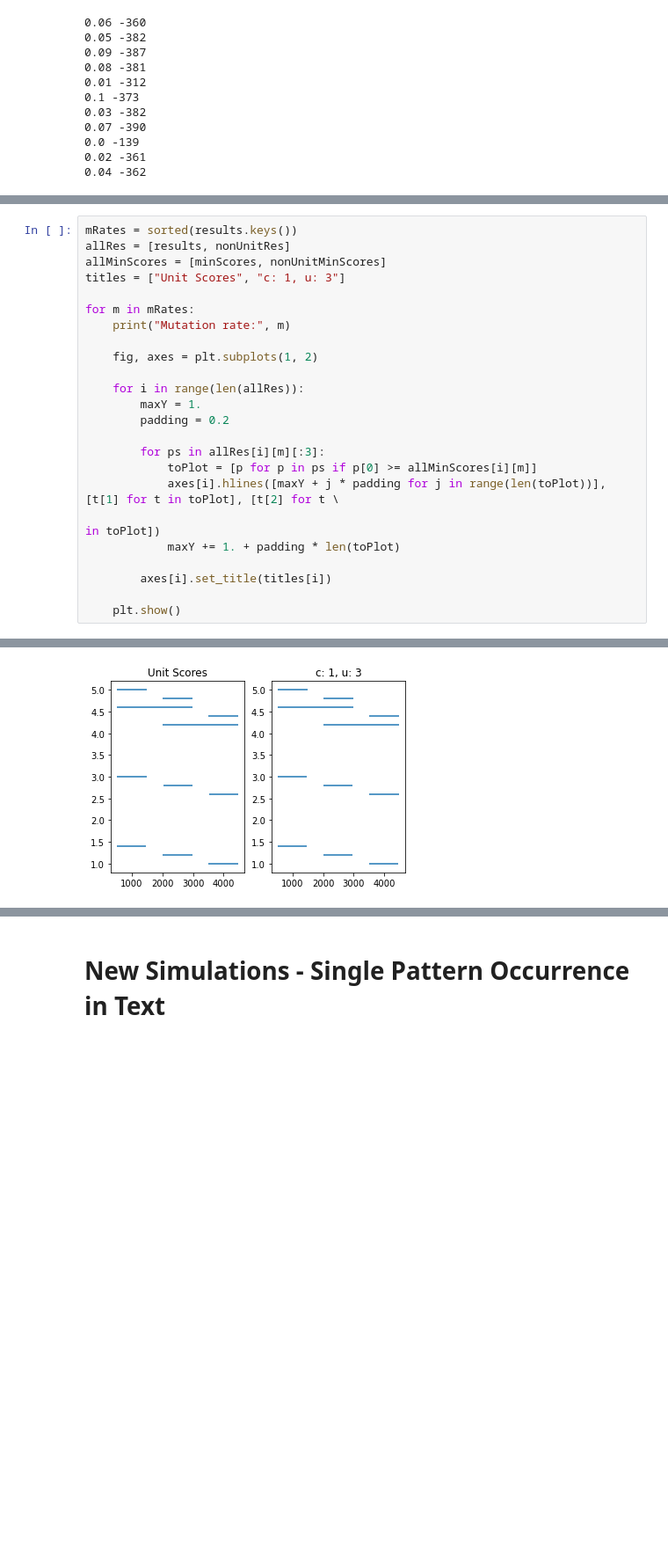
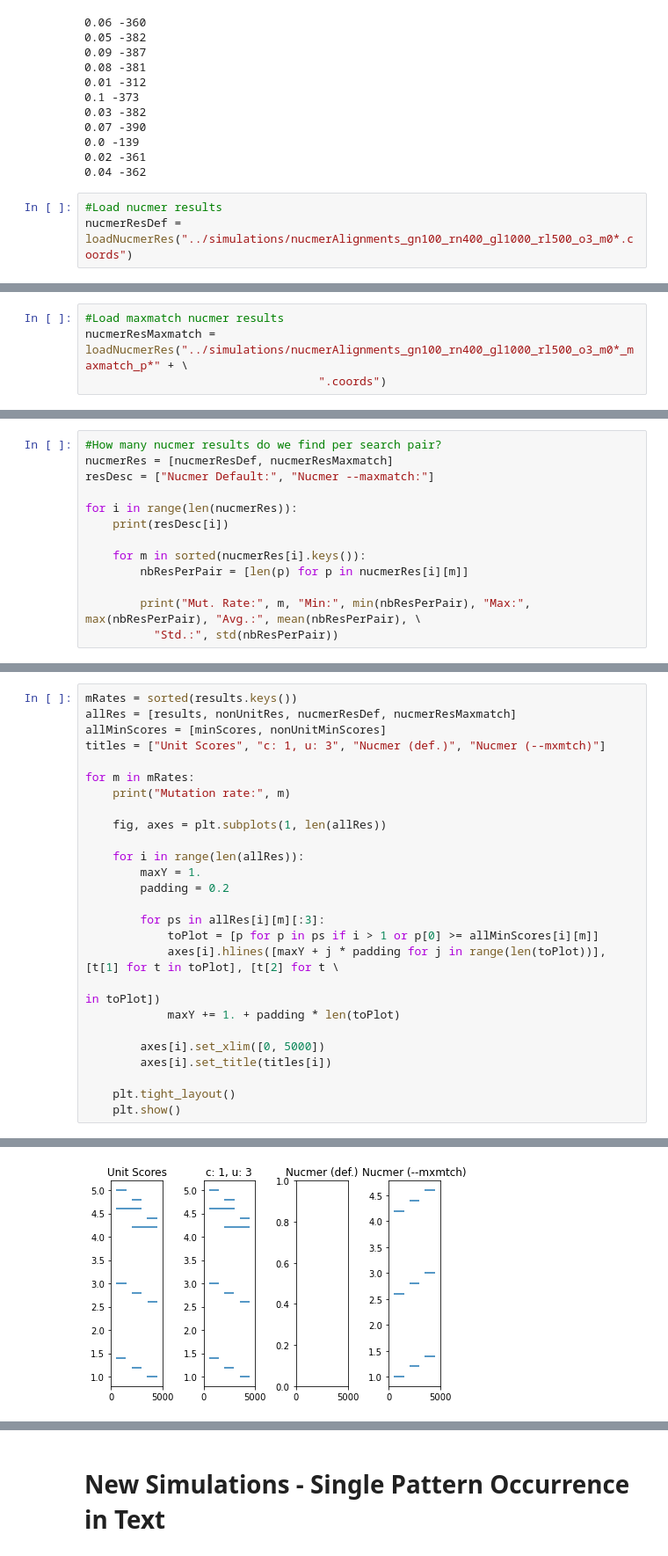
Before and after one commit to medvedevgroup/eskemap, a Jupyter notebook: SimilarityMeasures.ipynb, the cells around one changed output, grey strips where cells are left out. Shown: that part at 88% size. Drawn from its saved outputs; the diff is of its cells as text; blank space fills up the shorter version.

Commit message:
Finished incorporation of nucmer into workflow and added evaluation of nucmer results to notebook

```diff
--- a/SimilarityMeasures.ipynb
+++ b/SimilarityMeasures.ipynb
@@ -411,3 +411,6 @@ for m in nonUnitRes.keys():
 0.0 -139
 0.02 -361
 0.04 -362
+# %%
+#Load nucmer results
+nucmerResDef = loadNucmerRes("../simulations/nucmerAlignments_gn100_rn400_gl1000_rl500_o3_m0*.coords")
@@ -413,0 +435,4 @@ for m in nonUnitRes.keys():
+# %%
+#Load maxmatch nucmer results
+nucmerResMaxmatch = loadNucmerRes("../simulations/nucmerAlignments_gn100_rn400_gl1000_rl500_o3_m0*_maxmatch_p*" + \
+                                  ".coords")
@@ -413,0 +457,13 @@ for m in nonUnitRes.keys():
+# %%
+#How many nucmer results do we find per search pair?
+nucmerRes = [nucmerResDef, nucmerResMaxmatch]
+resDesc = ["Nucmer Default:", "Nucmer --maxmatch:"]
+
+for i in range(len(nucmerRes)):
+    print(resDesc[i])
+
+    for m in sorted(nucmerRes[i].keys()):
+        nbResPerPair = [len(p) for p in nucmerRes[i][m]]
+
+        print("Mut. Rate:", m, "Min:", min(nbResPerPair), "Max:", max(nbResPerPair), "Avg.:", mean(nbResPerPair), \
+          "Std.:", std(nbResPerPair))
@@ -414,28 +488,30 @@ for m in nonUnitRes.keys():
 # %%
 mRates = sorted(results.keys())
-allRes = [results, nonUnitRes]
+allRes = [results, nonUnitRes, nucmerResDef, nucmerResMaxmatch]
 allMinScores = [minScores, nonUnitMinScores]
-titles = ["Unit Scores", "c: 1, u: 3"]
+titles = ["Unit Scores", "c: 1, u: 3", "Nucmer (def.)", "Nucmer (--mxmtch)"]
 
 for m in mRates:
     print("Mutation rate:", m)
 
-    fig, axes = plt.subplots(1, 2)
+    fig, axes = plt.subplots(1, len(allRes))
 
     for i in range(len(allRes)):
         maxY = 1.
         padding = 0.2
 
         for ps in allRes[i][m][:3]:
-            toPlot = [p for p in ps if p[0] >= allMinScores[i][m]]
+            toPlot = [p for p in ps if i > 1 or p[0] >= allMinScores[i][m]]
             axes[i].hlines([maxY + j * padding for j in range(len(toPlot))], [t[1] for t in toPlot], [t[2] for t \
                                                                                                       in toPlot])
             maxY += 1. + padding * len(toPlot)
 
+        axes[i].set_xlim([0, 5000])
         axes[i].set_title(titles[i])
 
+    plt.tight_layout()
     plt.show()
 # %% [output]
 Mutation rate: 0.0
-[figure, old version]
+[figure, new version]
 Mutation rate: 0.01
```
Also changed, not shown: parts of 8 cells of this notebook, 1 other file.
